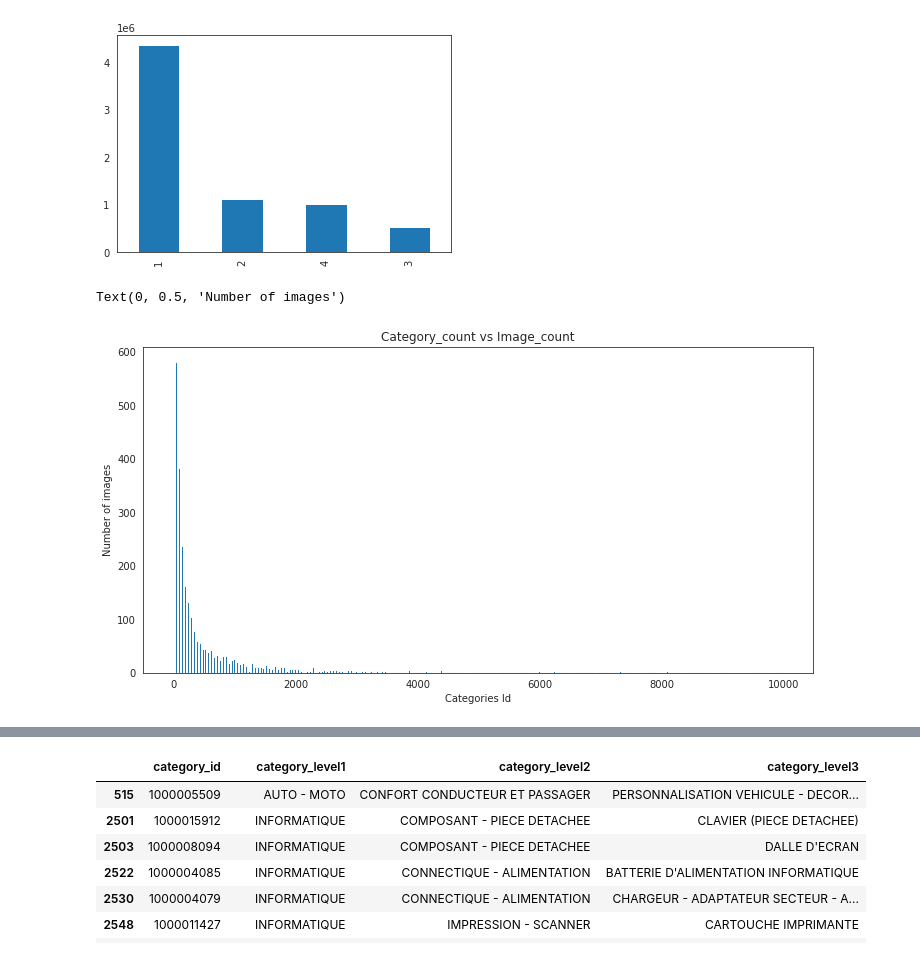
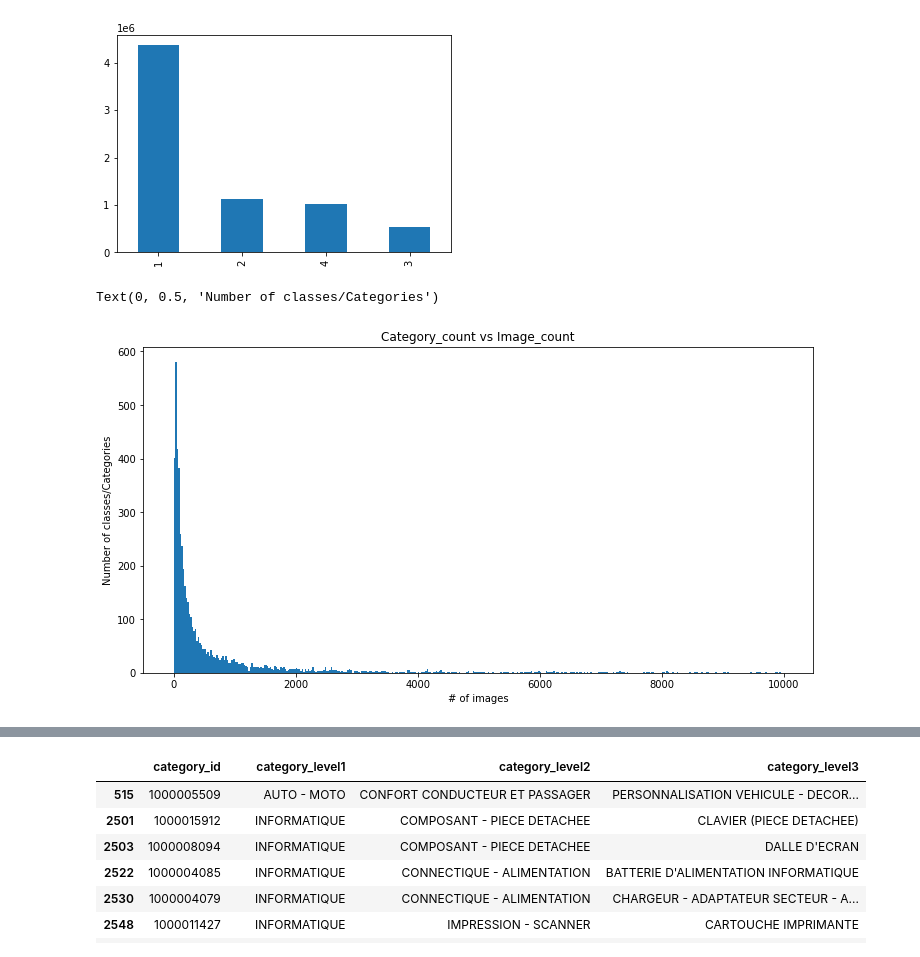
Before and after one commit to sarthakkaushik/Cdiscount-Image-Classification, a Jupyter notebook: Cdiscount_EDA.ipynb, the cells around one changed output, grey strips where cells are left out. Drawn from its saved outputs; the diff is of its cells as text; code cells hidden in the pictures.

```diff
--- a/Cdiscount_EDA.ipynb
+++ b/Cdiscount_EDA.ipynb
@@ -355,16 +352,16 @@ tegores
 # %%
 # Lets understand no. of categories w.r.t no. of images
 train_categories_gb = train.groupby('category_id')
 train_categories_count = train_categories_gb['category_id'].count()
 plt.figure(figsize=(12, 6))
 plt.title('Category_count vs Image_count')
 bin_size = 25
 plt.hist(train_categories_count, bins=range(0, int(1e4), bin_size))
-plt.xlabel('Categories Id')
-plt.ylabel('Number of images')
+plt.xlabel('# of images')
+plt.ylabel('Number of classes/Categories')
 # %% [output]
-Text(0, 0.5, 'Number of images')
+Text(0, 0.5, 'Number of classes/Categories')
-[figure, old version]
+[figure, new version]
 # %%
 # Here is a plot of sorted category counts
 
```
Also changed, not shown: parts of 13 cells of this notebook.
